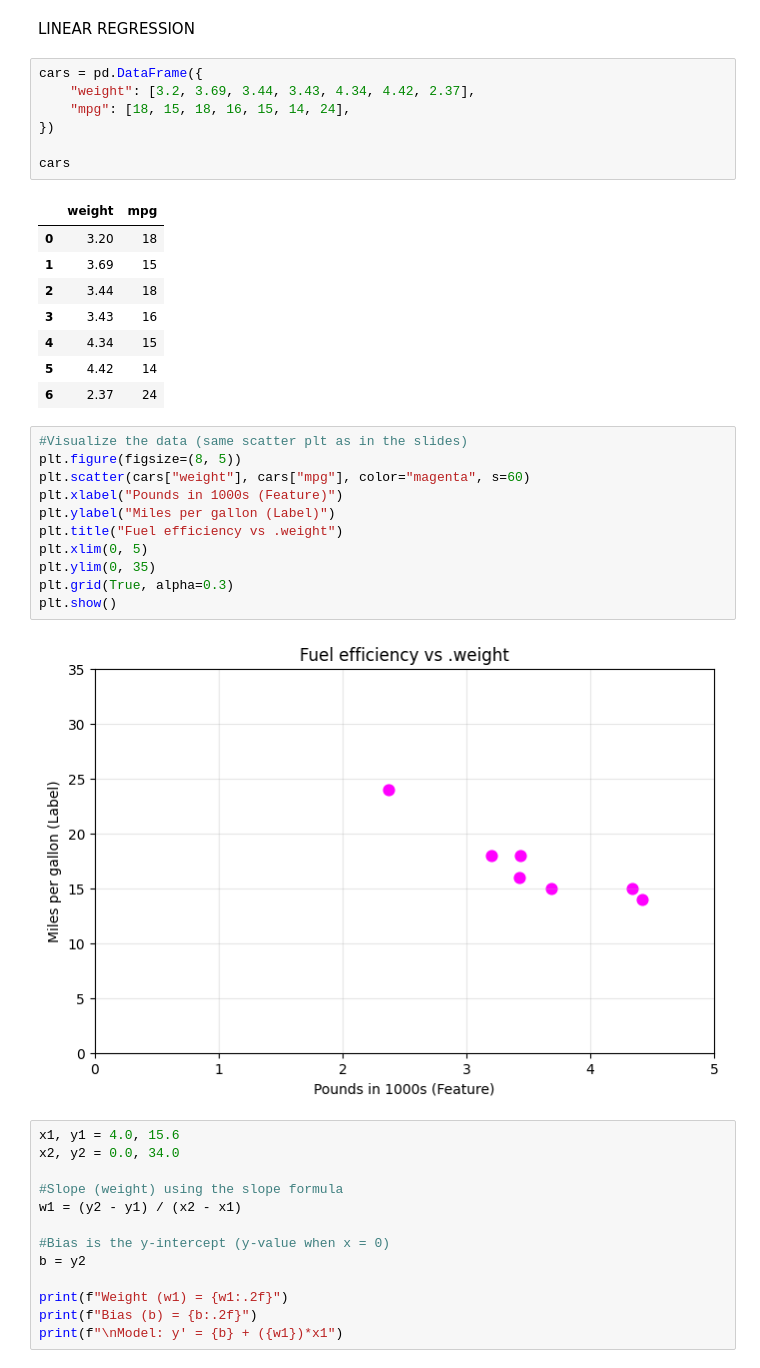
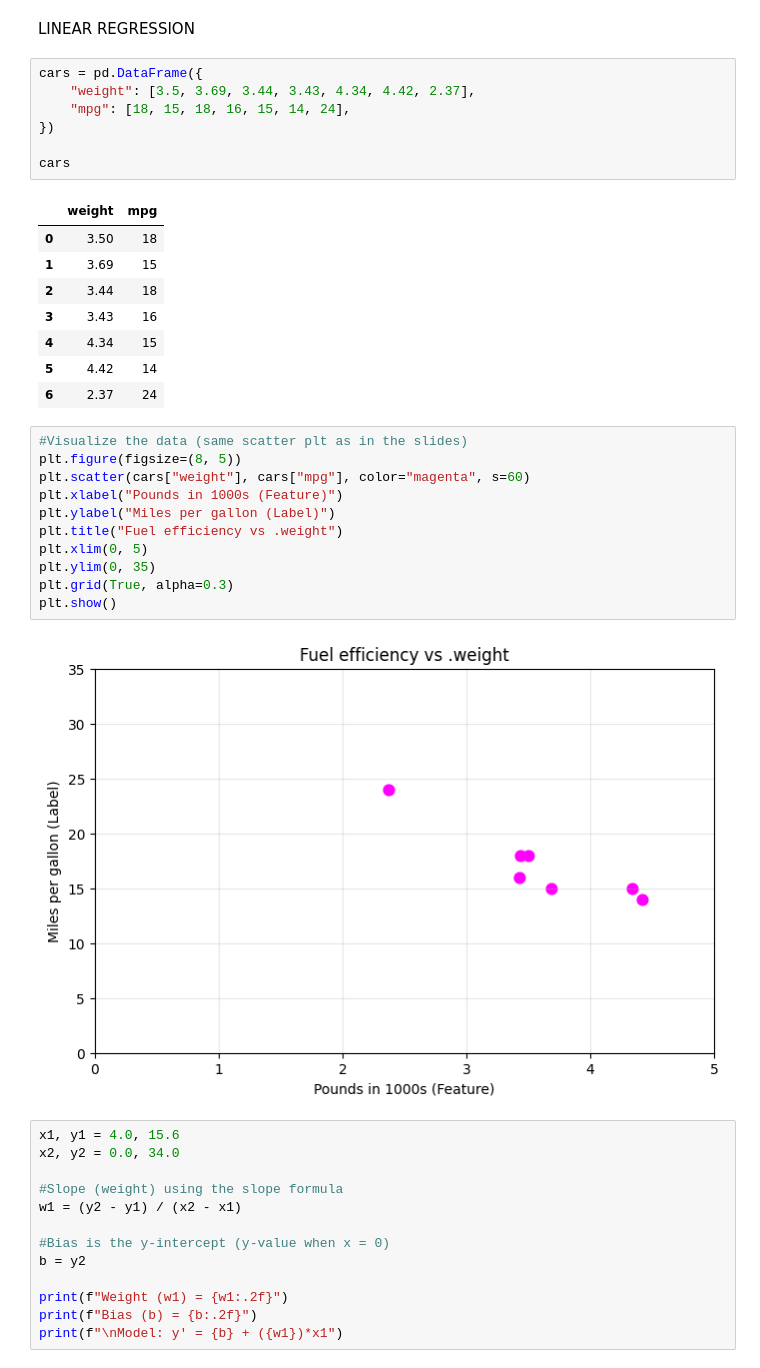
Before and after one commit to jokker5502/Machine-Learning-6-SIN-A-Mar-Jul-2026, a Jupyter notebook: loss.ipynb, the cells around one changed output. Drawn from its saved outputs; the diff is of its cells as text.

```diff
--- a/loss.ipynb
+++ b/loss.ipynb
@@ -167,14 +167,14 @@ dataset_c_scaled
 LINEAR REGRESSION
 # %%
 cars = pd.DataFrame({
-    "weight": [3.2, 3.69, 3.44, 3.43, 4.34, 4.42, 2.37],
+    "weight": [3.5, 3.69, 3.44, 3.43, 4.34, 4.42, 2.37],
     "mpg": [18, 15, 18, 16, 15, 14, 24],
 })
 
 cars
 # %% [output]
 |  | weight | mpg |
-| 0 | 3.20 | 18 |
+| 0 | 3.50 | 18 |
 | 1 | 3.69 | 15 |
 | 2 | 3.44 | 18 |
 | 3 | 3.43 | 16 |
@@ -193,7 +193,7 @@ plt.ylim(0, 35)
 plt.grid(True, alpha=0.3)
 plt.show()
 # %% [output]
-[figure, old version]
+[figure, new version]
 # %%
 x1, y1 = 4.0, 15.6
 x2, y2 = 0.0, 34.0
```
Also changed, not shown: parts of 1 cell of this notebook.
